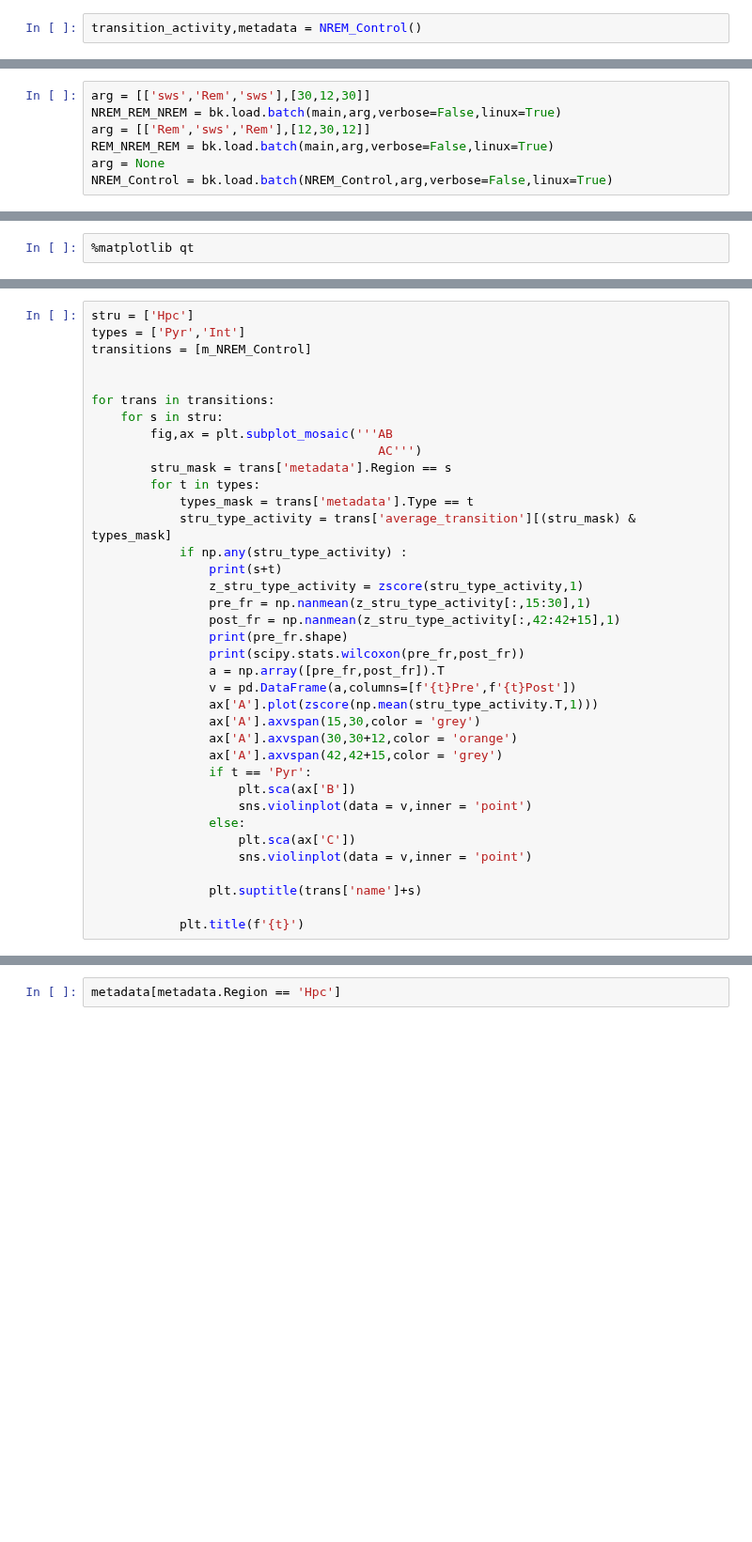
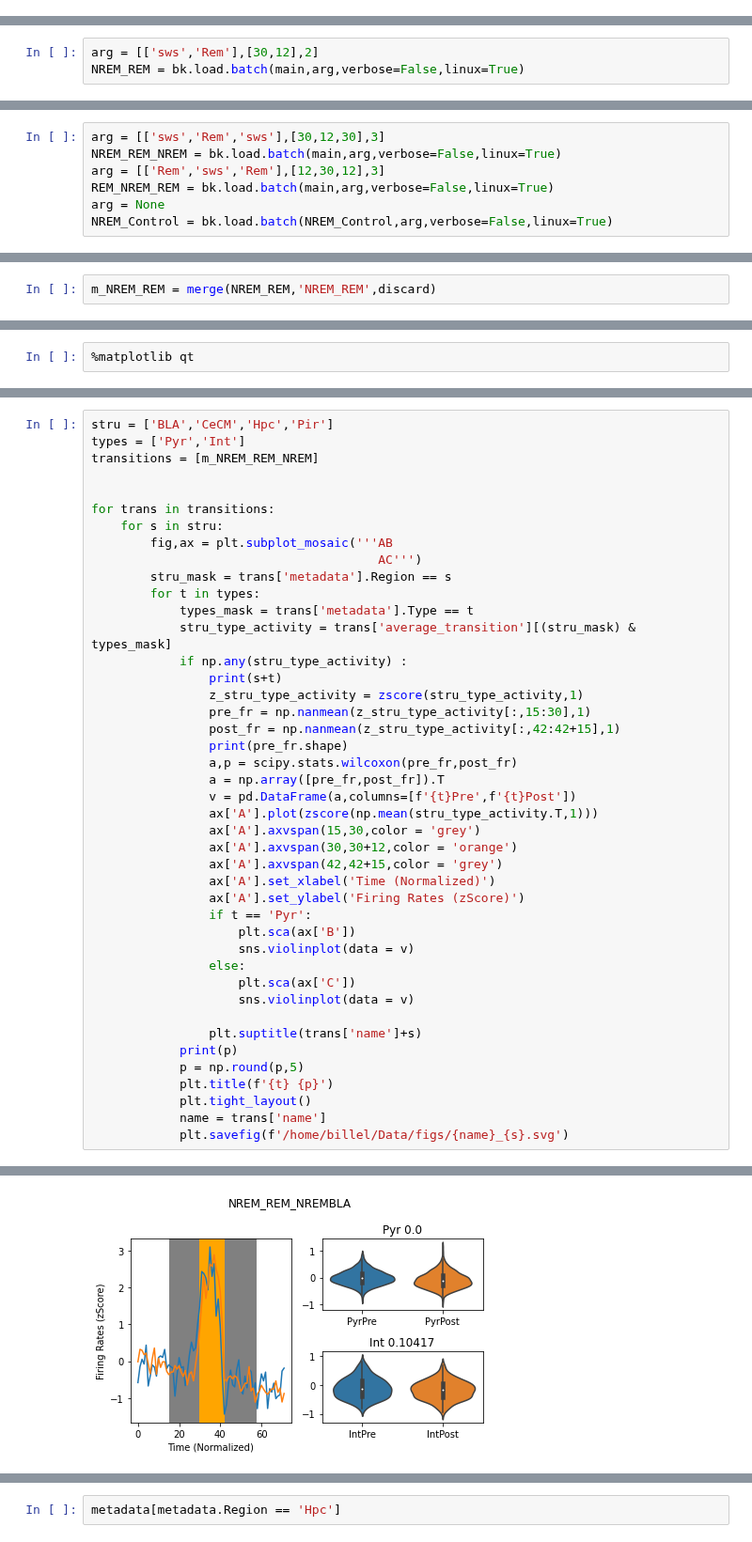
Before and after one commit to KBillel/Amy-Hpc-sleep-dynamcics-python, a Jupyter notebook: transition.ipynb, the cells around one changed output, grey strips where cells are left out. Shown at 94% size. Saved outputs shown, nothing was run; the diff lists cells and outputs as text; blank space fills up the shorter version.

```diff
--- a/transition.ipynb
+++ b/transition.ipynb
@@ -204,5 +200,3 @@ def NREM_Control(local_path = 'Rat08/Rat08-20130713',arg = None ,plot = False, s
 #     sanity_check(neurons,states,intervals,timing)
 
     return np.array(transition_activity),metadata
-# %%
-transition_activity,metadata = NREM_Control()
@@ -265,0 +209,3 @@ Some session were not processed correctly
+# %%
+arg = [['sws','Rem'],[30,12],2]
+NREM_REM = bk.load.batch(main,arg,verbose=False,linux=True)
@@ -266,7 +221,7 @@ Some session were not processed correctly
 # %%
-arg = [['sws','Rem','sws'],[30,12,30]]
+arg = [['sws','Rem','sws'],[30,12,30],3]
 NREM_REM_NREM = bk.load.batch(main,arg,verbose=False,linux=True)
-arg = [['Rem','sws','Rem'],[12,30,12]]
+arg = [['Rem','sws','Rem'],[12,30,12],3]
 REM_NREM_REM = bk.load.batch(main,arg,verbose=False,linux=True)
 arg = None
 NREM_Control = bk.load.batch(NREM_Control,arg,verbose=False,linux=True)
@@ -297,6 +250,8 @@ def merge(batch,name,discard):
     return merged
 # %%
 discard = ['Rat08-20130718','Rat09-20140408','Rat09-20140409','Rat10-20140619','Rat10-20140620','Rat10-20140622']
+# %%
+m_NREM_REM = merge(NREM_REM,'NREM_REM',discard)
 # %%
 m_NREM_REM_NREM = merge(NREM_REM_NREM,'NREM_REM_NREM',discard)
 m_REM_NREM_REM = merge(REM_NREM_REM,'REM_NREM_REM',discard)
@@ -312,7 +349,7 @@ plt.plot(np.mean(m_NREM_Control['average_transition'].T,1))
 # %%
-stru = ['Hpc']
+stru = ['BLA','CeCM','Hpc','Pir']
 types = ['Pyr','Int']
-transitions = [m_NREM_Control]
+transitions = [m_NREM_REM_NREM]
 
 
 for trans in transitions:
@@ -329,21 +366,27 @@ for trans in transitions:
                 pre_fr = np.nanmean(z_stru_type_activity[:,15:30],1)
                 post_fr = np.nanmean(z_stru_type_activity[:,42:42+15],1)
                 print(pre_fr.shape)
-                print(scipy.stats.wilcoxon(pre_fr,post_fr))
+                a,p = scipy.stats.wilcoxon(pre_fr,post_fr)
                 a = np.array([pre_fr,post_fr]).T
                 v = pd.DataFrame(a,columns=[f'{t}Pre',f'{t}Post'])
                 ax['A'].plot(zscore(np.mean(stru_type_activity.T,1)))
                 ax['A'].axvspan(15,30,color = 'grey')
                 ax['A'].axvspan(30,30+12,color = 'orange')
                 ax['A'].axvspan(42,42+15,color = 'grey')
+                ax['A'].set_xlabel('Time (Normalized)')
+                ax['A'].set_ylabel('Firing Rates (zScore)')
                 if t == 'Pyr':
                     plt.sca(ax['B'])
-                    sns.violinplot(data = v,inner = 'point')
+                    sns.violinplot(data = v)
                 else:
                     plt.sca(ax['C'])
-                    sns.violinplot(data = v,inner = 'point')
+                    sns.violinplot(data = v)
 
                 plt.suptitle(trans['name']+s)
-
-            plt.title(f'{t}')
+            print(p)
+            p = np.round(p,5)
+            plt.title(f'{t} {p}')
+            plt.tight_layout()
+            name = trans['name']
+            plt.savefig(f'/home/billel/Data/figs/{name}_{s}.svg')
 # %% [output]
@@ -355,0 +415 @@ WilcoxonResult(statistic=1168.0, pvalue=7.020371306169866e-13)
+[figure, added]
```
Also changed, not shown: parts of 23 cells of this notebook.
